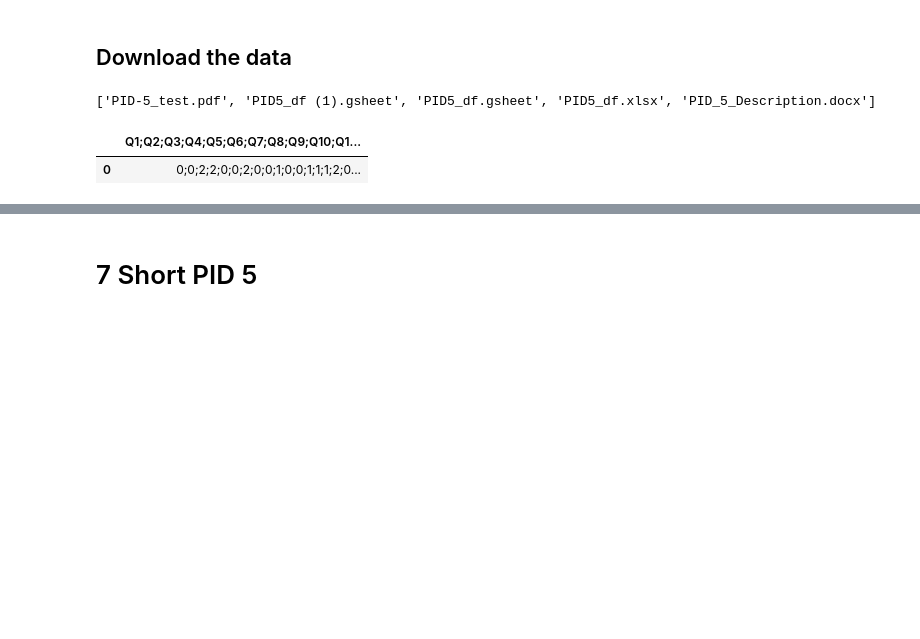
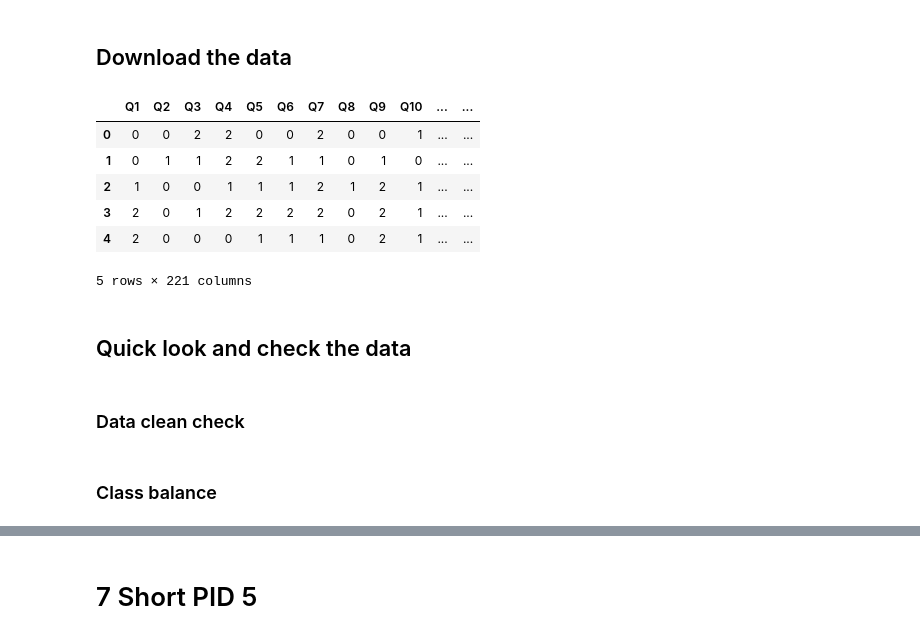
Before and after one commit to PashaIanko/Robust-Feature-Selection, a Jupyter notebook: main.ipynb, the cells around one changed output, grey strips where cells are left out. Drawn from its saved outputs; the diff is of its cells as text; code cells hidden in the pictures; blank space fills up the shorter version.

```diff
--- a/main.ipynb
+++ b/main.ipynb
@@ -115,10 +113,10 @@ def read_data(root_path, folder_name):
 
     if folder_name == '3. PCL':
         path = os.path.join(
-            root_path, '3. PCL', 'PCL5_df.xlsx'
+            root_path, '3. PCL', 'PCL5_df.csv'
         )
         assert os.path.isfile(path)
-        return pd.read_excel(path)
+        return pd.read_csv(path, sep=';')
 
     if folder_name == '4. NAQ_R':
         path = os.path.join(
@@ -136,9 +134,8 @@ def read_data(root_path, folder_name):
     if folder_name == '6. PID5':
         path = os.path.join(
             root_path, '6. PID5', 'PID5_df.csv')
-        print(os.listdir(os.path.join(root_path, '6. PID5')))
         assert os.path.isfile(path)
-        return pd.read_csv(path)
+        return pd.read_csv(path, sep=';')
 
     if folder_name == '7. shortPID5':
         path = os.path.join(
@@ -200,5 +197,12 @@ def read_data(root_path, folder_name):
         assert os.path.isfile(path)
         return pd.read_csv(path)
 
+    if folder_name == '10. R_NEO_PI':
+        path = os.path.join(
+            root_path, folder_name, 'R_NEO_PI_df.csv'
+        )
+        assert os.path.isfile(path)
+        return pd.read_csv(path)
+
 
 pep8(_ih)
@@ -1598,11 +1608,18 @@ dataset = read_data(
     datasets_folder_path,
     '6. PID5'
 )
-# %% [output]
-['PID-5_test.pdf', 'PID5_df (1).gsheet', 'PID5_df.gsheet', 'PID5_df.xlsx', 'PID_5_Description.docx']
 # %%
-# PROBLEM HERE!!!
-dataset.head(1)
+# PROBLEM SOLVED
+dataset.head()
 # %% [output]
-|  | Q1;Q2;Q3;Q4;Q5;Q6;Q7;Q8;Q9;Q10;Q1... |
-| 0 | 0;0;2;2;0;0;2;0;0;1;0;0;1;1;1;2;0... |
+|  | Q1 | Q2 | Q3 | Q4 | Q5 | Q6 | Q7 | Q8 | Q9 | Q10 | ... | ... |
+| 0 | 0 | 0 | 2 | 2 | 0 | 0 | 2 | 0 | 0 | 1 | ... | ... |
+| 1 | 0 | 1 | 1 | 2 | 2 | 1 | 1 | 0 | 1 | 0 | ... | ... |
+| 2 | 1 | 0 | 0 | 1 | 1 | 1 | 2 | 1 | 2 | 1 | ... | ... |
+| 3 | 2 | 0 | 1 | 2 | 2 | 2 | 2 | 0 | 2 | 1 | ... | ... |
+| 4 | 2 | 0 | 0 | 0 | 1 | 1 | 1 | 0 | 2 | 1 | ... | ... |
+5 rows × 221 columns
+# %% [markdown]
+## Quick look and check the data
+# %% [markdown]
+### Data clean check
@@ -1608,0 +1628,2 @@ dataset.head(1)
+# %% [markdown]
+### Class balance
```
Also changed, not shown: parts of 43 cells of this notebook, 1 other file.
